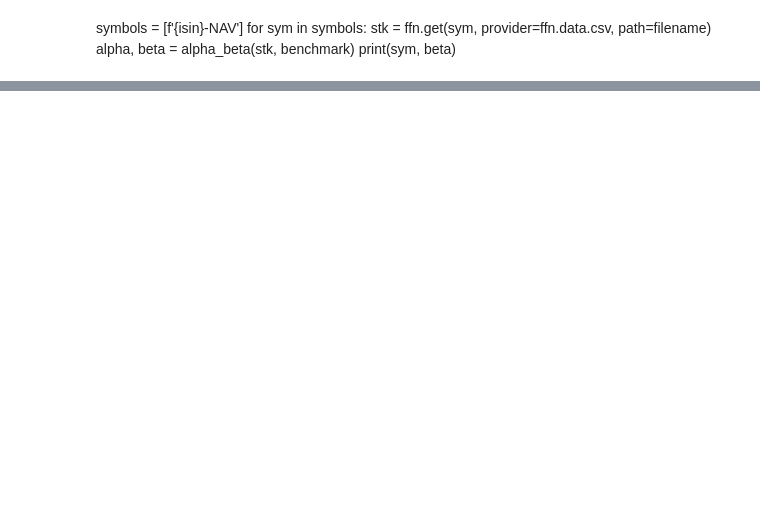
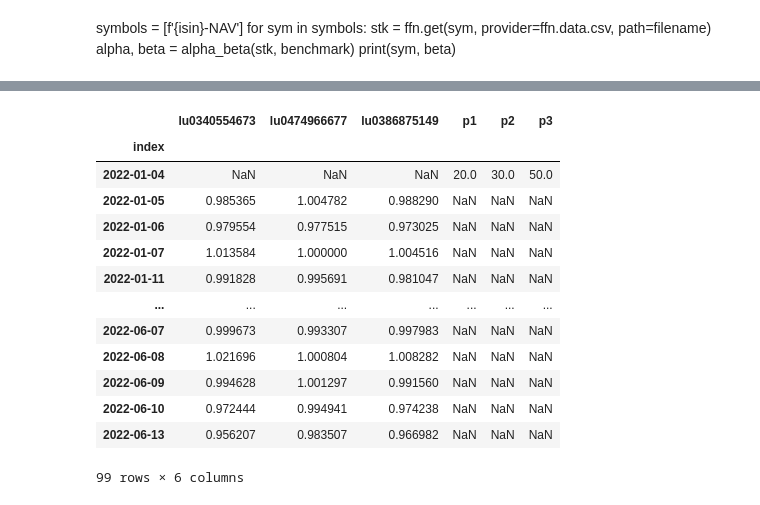
Before and after one commit to resquator/pam.simulator, a Jupyter notebook: simulation-ffn.ipynb, the cells around one changed output, grey strips where cells are left out. Saved outputs shown, nothing was run; the diff lists cells and outputs as text; code cells hidden in the pictures; blank space fills up the shorter version.

```diff
--- a/simulation-ffn.ipynb
+++ b/simulation-ffn.ipynb
@@ -127,2 +310,0 @@ p
-# %%
-returns = p.lu0280438135nav.pct_change()
@@ -138,0 +354,21 @@ pf.create_returns_tear_sheet(returns, live_start_date='2007-01-31')
+# %%
+returns_1 = returns + 1
+returns_1.loc['2022-01-04','p1']=20
+returns_1.loc['2022-01-04','p2']=30
+returns_1.loc['2022-01-04','p3']=50
+returns_1
+# %% [output]
+|  | lu0340554673 | lu0474966677 | lu0386875149 | p1 | p2 | p3 |
+| index |  |  |  |  |  |  |
+| 2022-01-04 | NaN | NaN | NaN | 20.0 | 30.0 | 50.0 |
+| 2022-01-05 | 0.985365 | 1.004782 | 0.988290 | NaN | NaN | NaN |
+| 2022-01-06 | 0.979554 | 0.977515 | 0.973025 | NaN | NaN | NaN |
+| 2022-01-07 | 1.013584 | 1.000000 | 1.004516 | NaN | NaN | NaN |
+| 2022-01-11 | 0.991828 | 0.995691 | 0.981047 | NaN | NaN | NaN |
+| ... | ... | ... | ... | ... | ... | ... |
+| 2022-06-07 | 0.999673 | 0.993307 | 0.997983 | NaN | NaN | NaN |
+| 2022-06-08 | 1.021696 | 1.000804 | 1.008282 | NaN | NaN | NaN |
+| 2022-06-09 | 0.994628 | 1.001297 | 0.991560 | NaN | NaN | NaN |
+| 2022-06-10 | 0.972444 | 0.994941 | 0.974238 | NaN | NaN | NaN |
+| 2022-06-13 | 0.956207 | 0.983507 | 0.966982 | NaN | NaN | NaN |
+99 rows × 6 columns
```
Also changed, not shown: parts of 41 cells of this notebook, 20 other files.
